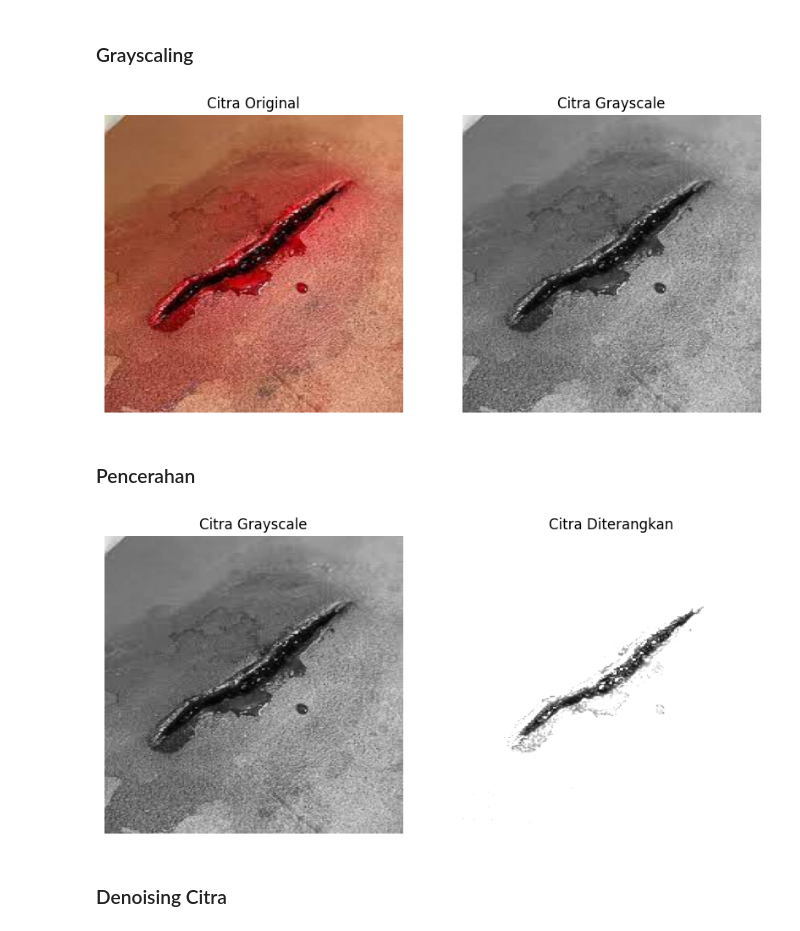
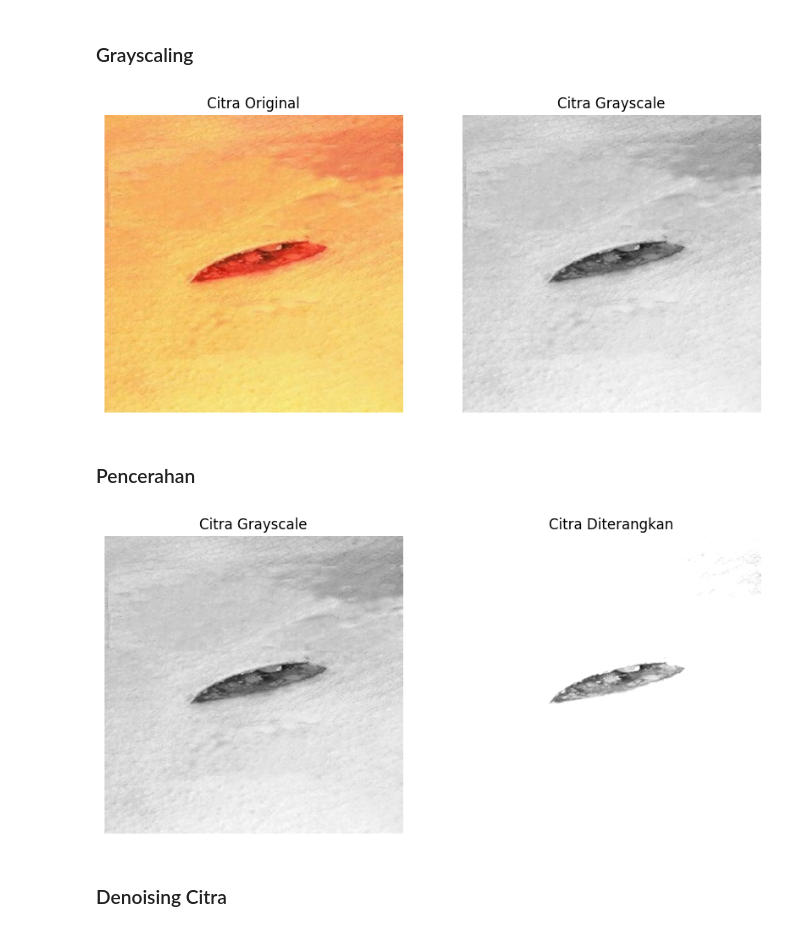
Before and after one commit to sajidannn/deteksi_luka_active_contour, a Jupyter notebook: Project_PCD_Kelompok_3.ipynb, the cells around one changed output. Drawn from its saved outputs; the diff is of its cells as text; code cells hidden in the pictures.

```diff
--- a/Project_PCD_Kelompok_3.ipynb
+++ b/Project_PCD_Kelompok_3.ipynb
@@ -26,29 +26,39 @@ def pick(data, number):
         print('File tidak ditemukan')
     return path
 
-citra = cv.imread(pick('cut', 15))
+citra = cv.imread(pick('laceration', 15))
 # %% [markdown]
 ## Pre-processing
 # %% [markdown]
 ### Grayscaling
 # %%
-citra_grayscale = cv.cvtColor(citra, cv.COLOR_BGR2GRAY)
+citra_rgb = citra[..., ::-1]
 
-fig, axes = plt.subplots(1, 2,figsize=(10, 5))
-axes[0].imshow(cv.cvtColor(citra, cv.COLOR_BGR2RGB))
+R = citra_rgb[..., 0]
+G = citra_rgb[..., 1]
+B = citra_rgb[..., 2]
+
+citra_grayscale = 0.2989 * R + 0.5870 * G + 0.1140 * B
+
+fig, axes = plt.subplots(1, 2, figsize=(10, 5))
+
+axes[0].imshow(citra_rgb)
 axes[0].set_title("Citra Original")
 axes[0].axis('off')
 axes[1].imshow(citra_grayscale, cmap='gray')
 axes[1].set_title("Citra Grayscale")
 axes[1].axis('off')
+
 plt.show()
 # %% [output]
-[figure, old version]
+[figure, new version]
 # %% [markdown]
 ### Pencerahan
 # %%
-brightness = 200
-citra_brightened = cv.add(citra_grayscale, brightness)
+brightness = 100
+citra_brightened = citra_grayscale + brightness
+
+citra_brightened = np.clip(citra_brightened, 0, 255).astype(np.uint8)
 
 fig, axes = plt.subplots(1, 2,figsize=(10, 5))
 axes[0].imshow(citra_grayscale, cmap='gray')
@@ -59,6 +69,6 @@ axes[1].set_title("Citra Diterangkan")
 axes[1].axis('off')
 plt.show()
 # %% [output]
-[figure, old version]
+[figure, new version]
 # %% [markdown]
 ### Denoising Citra
```
Also changed, not shown: parts of 7 cells of this notebook.
